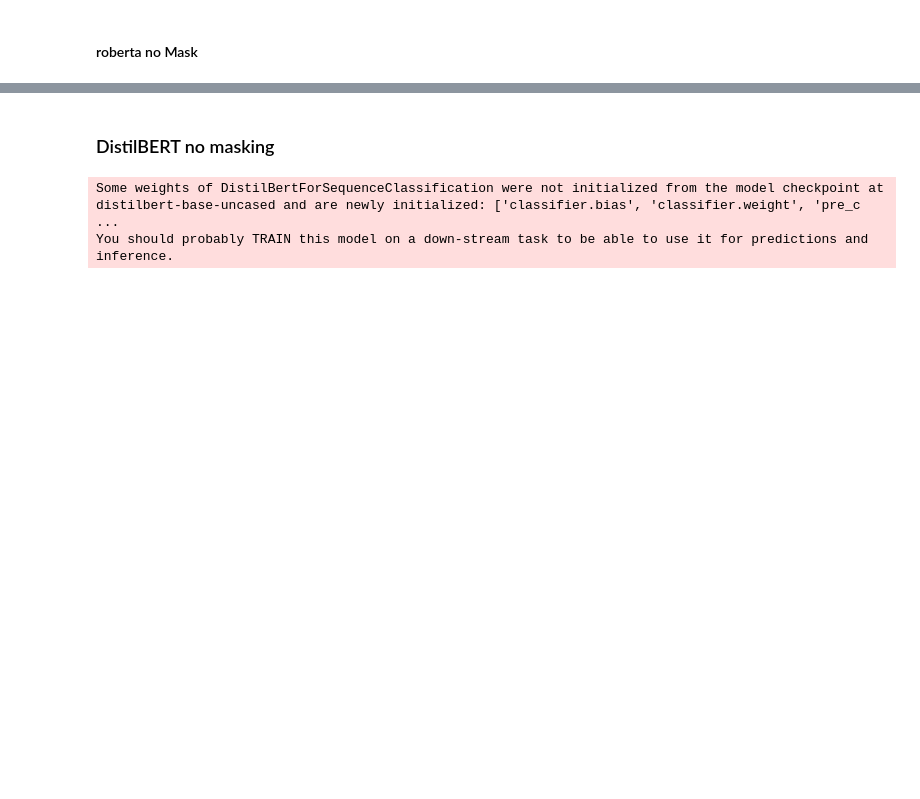
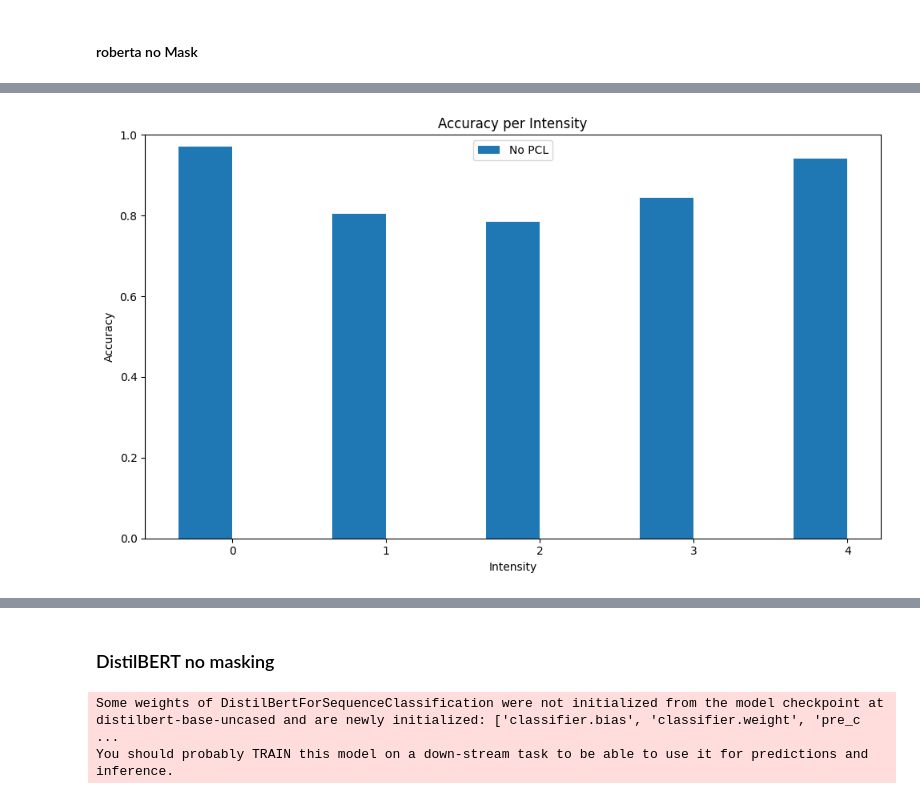
Before and after one commit to avzh1/nlp_bert_classifier, a Jupyter notebook: src/binary-classification.ipynb, the cells around one changed output, grey strips where cells are left out. Drawn from its saved outputs; the diff is of its cells as text; code cells hidden in the pictures; blank space fills up the shorter version.

```diff
--- a/src/binary-classification.ipynb
+++ b/src/binary-classification.ipynb
@@ -1073,0 +984,28 @@ Checkpoint destination directory roberta-base/checkpoint-2865 already exists and
+# %%
+# Filter the dataframe for labels_x=0 and labels_x=1
+df_label = merged_df
+
+# Group by labels_y and calculate the accuracy
+accuracy_label = (df_label['labels_x'] == df_label['predicted_hatespeech']).groupby(df_label['labels_y']).mean()
+
+# Plot the bar chart
+fig, ax = plt.subplots(figsize=(10, 6))
+
+x = range(len(accuracy_label))
+width = 0.35
+
+rects1 = ax.bar(x, accuracy_label, width, label='No PCL')
+
+ax.set_xlabel('Intensity')
+ax.set_ylabel('Accuracy')
+ax.set_title('Accuracy per Intensity')
+ax.set_xticks([i + width/2 for i in x])
+ax.set_xticklabels(accuracy_label.index)
+ax.legend()
+
+plt.ylim([0, 1])  # Set the y-axis limits
+
+plt.tight_layout()
+plt.show()
+# %% [output]
+[figure, added]
```
Also changed, not shown: parts of 9 cells of this notebook, 10 other files.
